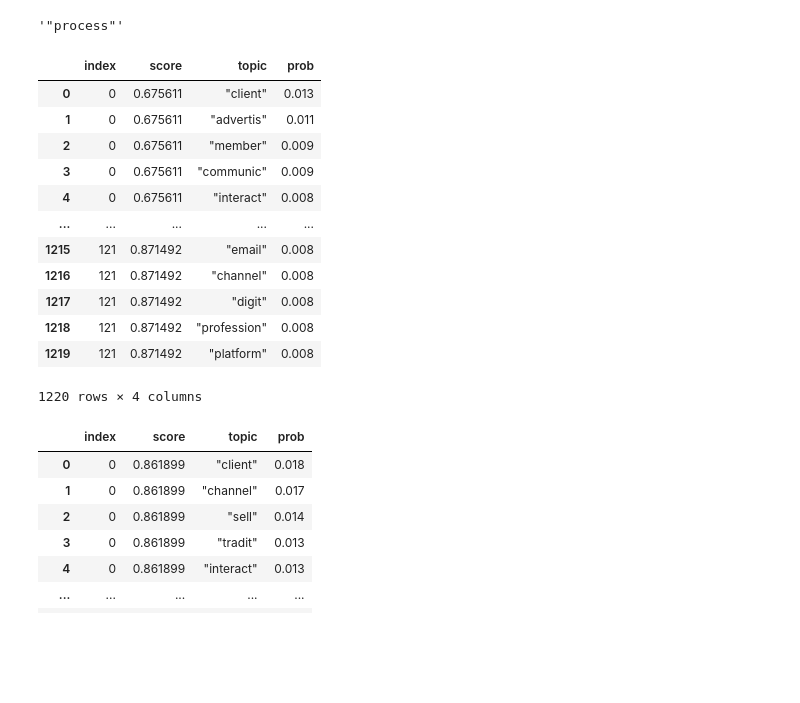
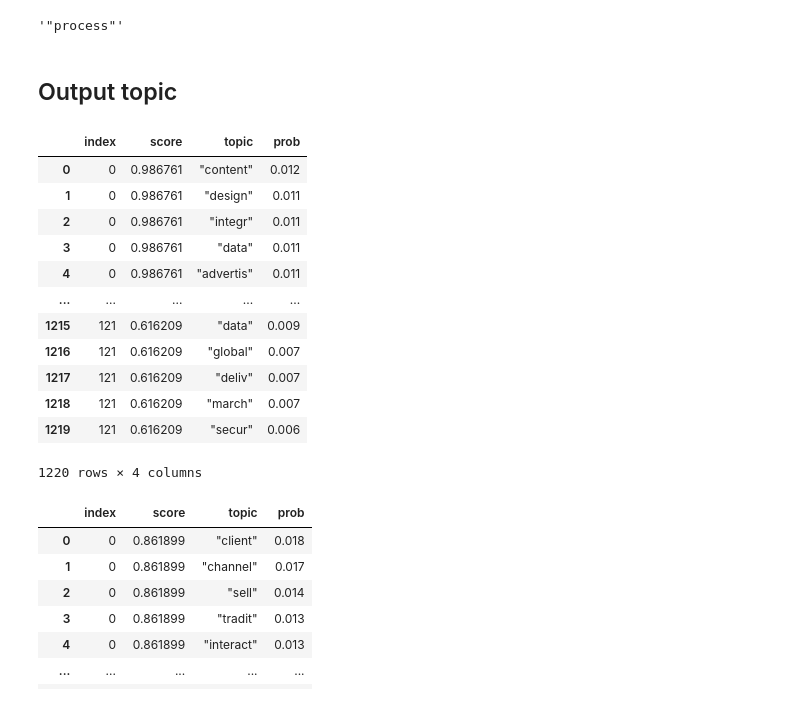
Before and after one commit to bohao-cao/uw-lda, a Jupyter notebook: lda.ipynb, the cells around one changed output. Saved outputs shown, nothing was run; the diff lists cells and outputs as text; code cells hidden in the pictures; blank space fills up the shorter version.

```diff
--- a/lda.ipynb
+++ b/lda.ipynb
@@ -78,5 +117,11 @@ bow_corpus = [dictionary.doc2bow(doc) for doc in processed_docs]
 # %%
 def create_model_and_report_metrics(corpus, is_tfidf, num_topics, texts, id2word):
+    """
+    Create a LDA model, and calculate the coherence metrica and perplexity.
+    If corpus is bag of words model, set is_tfidf = False
+    Else if corpus is turned into tfidf, set is_tfidf = True
+    """
+
     model = gensim.models.LdaMulticore(corpus, num_topics=num_topics, id2word=id2word, passes=2, workers=4)
 
     # Compute Coherence Score
@@ -85,7 +130,7 @@ def create_model_and_report_metrics(corpus, is_tfidf, num_topics, texts, id2word
     print(f"model artifacts: num_topics:{num_topics}, is_tfidf:{is_tfidf}")
     print(f'Coherence Score for: ', coherence_lda)
 
-    # a measure of how good the model is. lower the better.
+    # Compute perplexity. This is a measure of how good the model is. lower the better.
     print(f'Perplexity: {model.log_perplexity(corpus)}')
 
     return model
@@ -115,3 +159,0 @@ Perplexity: -6.3431941273718655
-# %%
-tfidf = models.TfidfModel(bow_corpus)
-corpus_tfidf = tfidf[bow_corpus]
@@ -140,0 +191,2 @@ Perplexity: -12.314428811655548
+# %%
+corpus_10 = create_model_and_report_metrics(bow_corpus, False, 10, processed_docs, dictionary)
@@ -285,5 +283,5 @@ model_10.print_topics()
 # %%
-lda_model = corpus_tfidf_5
+lda_model = corpus_10
 for index, score in sorted(lda_model[bow_corpus[2]], key=lambda tup: -1*tup[1]):
     print("\nScore: {}\t \nTopic: {}".format(score, lda_model.print_topic(index, 10)))
 # %% [output]
@@ -297,6 +295,8 @@ s = """0.008*"process" + 0.008*"payment" + 0.007*"price" + 0.007*"enterpris" + 0
 [*s.split("+")][0].split("*")[1].strip()
 # %% [output]
 '"process"'
+# %% [markdown]
+## Output topic
 # %%
 # bow_corpus
 # corpus_tfidf
@@ -322,22 +322,22 @@ def output_topics(model, is_tfidf):
             break
     return d
 # %%
-d = output_topics(corpus_tfidf_8, True)
-corpus_tfidf_8_result = pd.DataFrame(d)
-corpus_tfidf_8_result
+d = output_topics(corpus_10, False)
+corpus_10_result = pd.DataFrame(d)
+corpus_10_result
 # %% [output]
 |  | index | score | topic | prob |
-| 0 | 0 | 0.675611 | "client" | 0.013 |
-| 1 | 0 | 0.675611 | "advertis" | 0.011 |
-| 2 | 0 | 0.675611 | "member" | 0.009 |
-| 3 | 0 | 0.675611 | "communic" | 0.009 |
-| 4 | 0 | 0.675611 | "interact" | 0.008 |
+| 0 | 0 | 0.986761 | "content" | 0.012 |
+| 1 | 0 | 0.986761 | "design" | 0.011 |
+| 2 | 0 | 0.986761 | "integr" | 0.011 |
+| 3 | 0 | 0.986761 | "data" | 0.011 |
+| 4 | 0 | 0.986761 | "advertis" | 0.011 |
 | ... | ... | ... | ... | ... |
-| 1215 | 121 | 0.871492 | "email" | 0.008 |
-| 1216 | 121 | 0.871492 | "channel" | 0.008 |
-| 1217 | 121 | 0.871492 | "digit" | 0.008 |
-| 1218 | 121 | 0.871492 | "profession" | 0.008 |
-| 1219 | 121 | 0.871492 | "platform" | 0.008 |
+| 1215 | 121 | 0.616209 | "data" | 0.009 |
+| 1216 | 121 | 0.616209 | "global" | 0.007 |
+| 1217 | 121 | 0.616209 | "deliv" | 0.007 |
+| 1218 | 121 | 0.616209 | "march" | 0.007 |
+| 1219 | 121 | 0.616209 | "secur" | 0.006 |
 1220 rows × 4 columns
 # %%
 d = output_topics(model_10, True)
```
Also changed, not shown: parts of 26 cells of this notebook, 6 other files.
